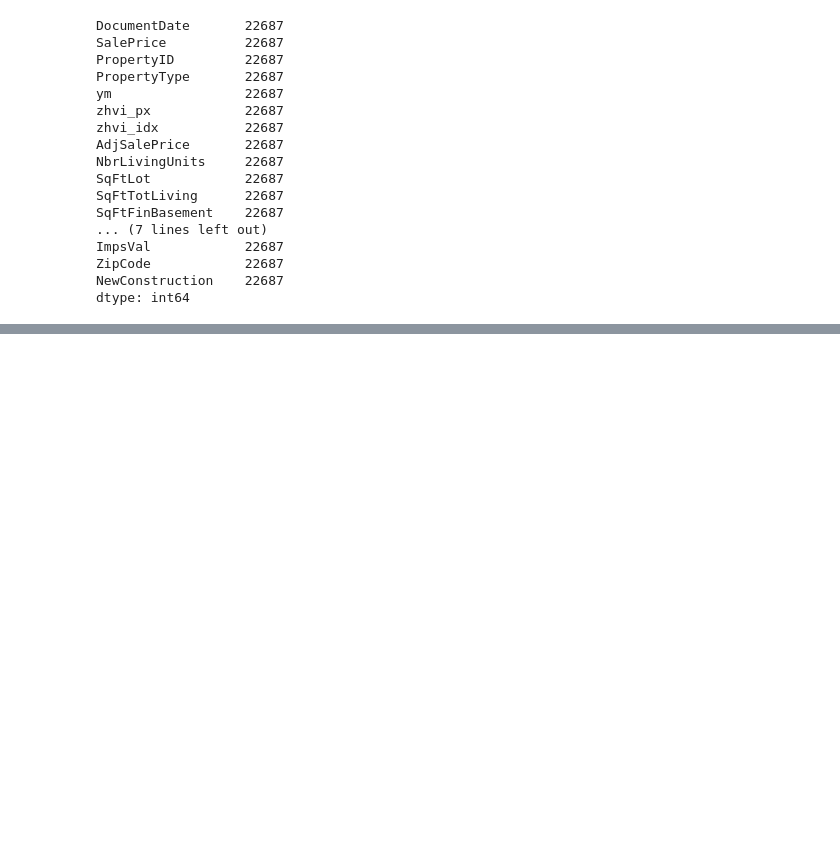
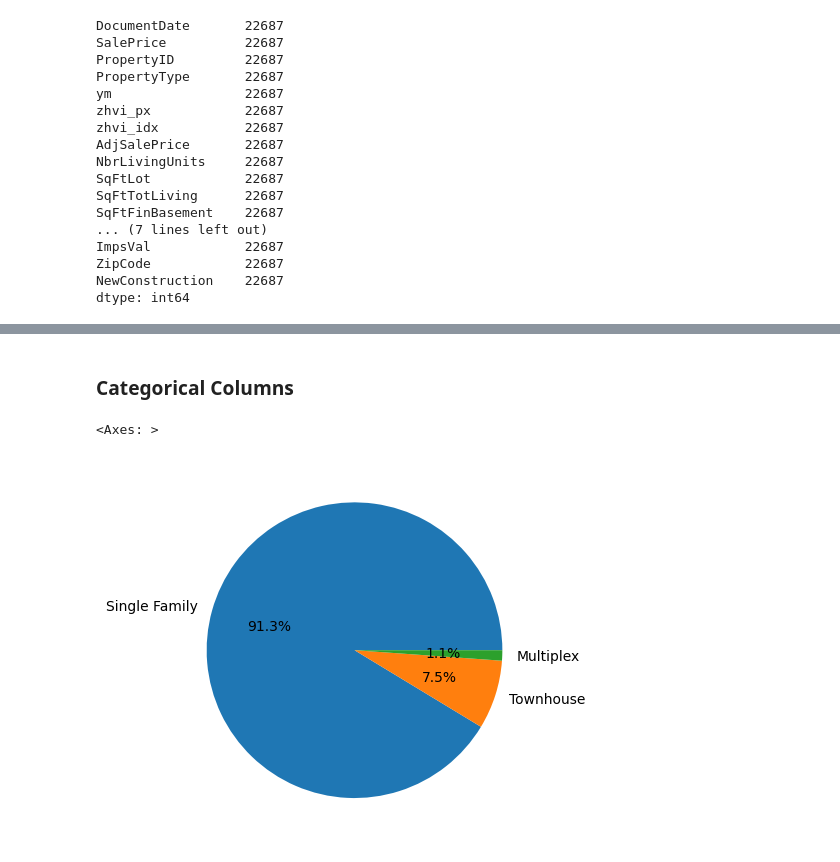
Before and after one commit to ChandanSinghMahar/Churn-Analysis, a Jupyter notebook: notebook/churn_analysis.ipynb, the cells around one changed output, grey strips where cells are left out. Saved outputs shown, nothing was run; the diff lists cells and outputs as text; code cells hidden in the pictures; blank space fills up the shorter version.

```diff
--- a/notebook/churn_analysis.ipynb
+++ b/notebook/churn_analysis.ipynb
@@ -94,0 +248,7 @@ dtype: int64
+# %% [markdown]
+### Categorical Columns
+# %%
+df['PropertyType'].value_counts().plot(kind='pie',autopct='%0.1f%%')
+# %% [output]
+<Axes: >
+[figure, added]
```
Also changed, not shown: parts of 18 cells of this notebook, 1 other file.
